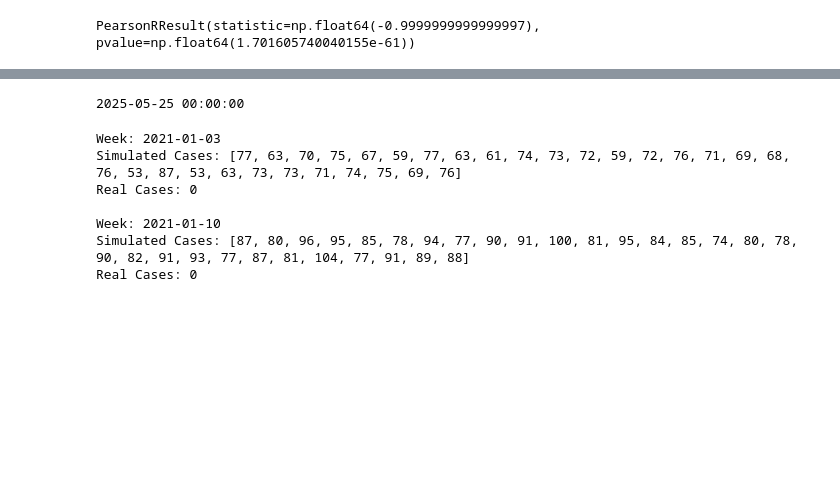
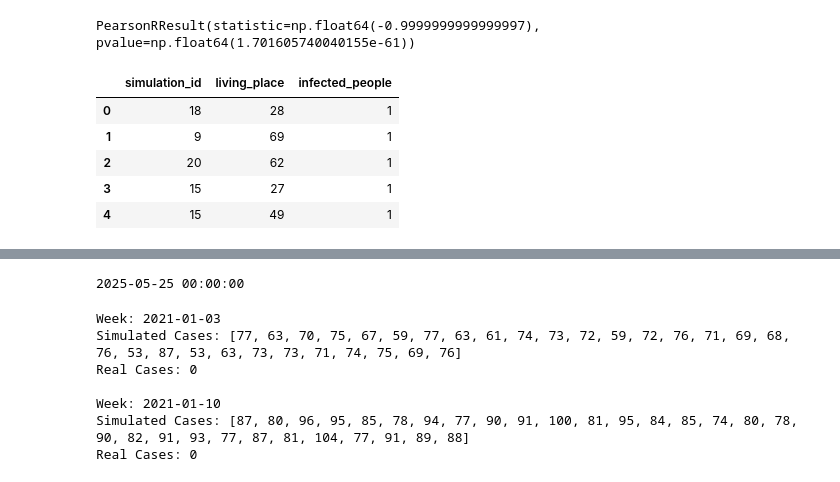
Before and after one commit to cvaraujo/dengue-cbrp-framework, a Jupyter notebook: notebooks/metrics.ipynb, the cells around one changed output, grey strips where cells are left out. Saved outputs shown, nothing was run; the diff lists cells and outputs as text; code cells hidden in the pictures; blank space fills up the shorter version.

```diff
--- a/notebooks/metrics.ipynb
+++ b/notebooks/metrics.ipynb
@@ -12,3 +166,13 @@ b = [2, 4, 6, 8, 10, 12, 14, 16, 18, 20]
 pearsonr(a, sorted(b, reverse=True))
 # %% [output]
 PearsonRResult(statistic=np.float64(-0.9999999999999997), pvalue=np.float64(1.701605740040155e-61))
+# %%
+df = pd.read_csv("/home/carlos/Documentos/dengue-cbrp-framework/notebooks/data-dengue.csv")
+df.head()
+# %% [output]
+|  | simulation_id | living_place | infected_people |
+| 0 | 18 | 28 | 1 |
+| 1 | 9 | 69 | 1 |
+| 2 | 20 | 62 | 1 |
+| 3 | 15 | 27 | 1 |
+| 4 | 15 | 49 | 1 |
```
Also changed, not shown: parts of 4 cells of this notebook, 8 other files.
